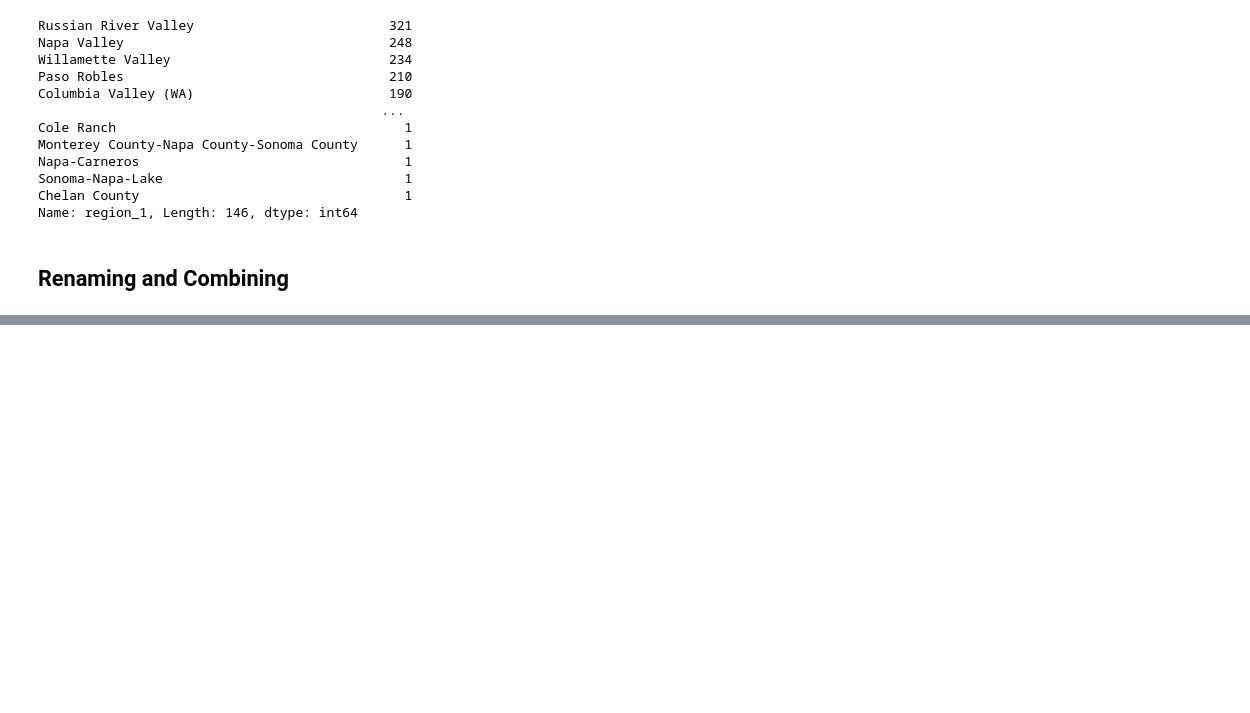
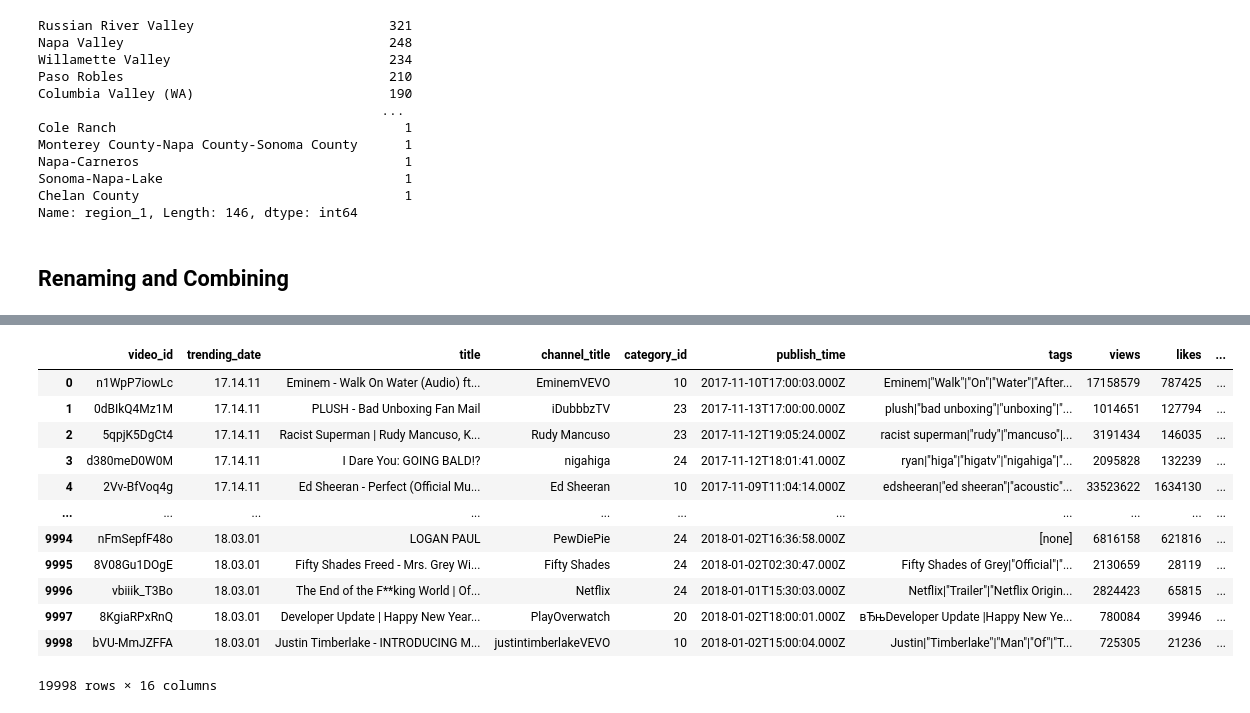
Before and after one commit to mezenka/Pandas_practice, a Jupyter notebook: pandas_kaggle.ipynb, the cells around one changed output, grey strips where cells are left out. Cells and saved outputs as stored; diff of their text form; code cells hidden in the pictures; blank space fills up the shorter version.

```diff
--- a/pandas_kaggle.ipynb
+++ b/pandas_kaggle.ipynb
@@ -1066,0 +1129,20 @@ Name: region_1, Length: 146, dtype: int64
+# %%
+canadian_youtube = pd.read_csv('https://raw.githubusercontent.com/mezenka/Pandas_practice/main/CAvideos10k.csv')
+british_youtube = pd.read_csv('https://raw.githubusercontent.com/mezenka/Pandas_practice/main/GBvideos10k.csv')
+# %%
+cauk_youtube = pd.concat([canadian_youtube, british_youtube])
+cauk_youtube
+# %% [output]
+|  | video_id | trending_date | title | channel_title | category_id | publish_time | tags | views | likes | ... |
+| 0 | n1WpP7iowLc | 17.14.11 | Eminem - Walk On Water (Audio) ft... | EminemVEVO | 10 | 2017-11-10T17:00:03.000Z | Eminem|"Walk"|"On"|"Water"|"After... | 17158579 | 787425 | ... |
+| 1 | 0dBIkQ4Mz1M | 17.14.11 | PLUSH - Bad Unboxing Fan Mail | iDubbbzTV | 23 | 2017-11-13T17:00:00.000Z | plush|"bad unboxing"|"unboxing"|"... | 1014651 | 127794 | ... |
+| 2 | 5qpjK5DgCt4 | 17.14.11 | Racist Superman | Rudy Mancuso, K... | Rudy Mancuso | 23 | 2017-11-12T19:05:24.000Z | racist superman|"rudy"|"mancuso"|... | 3191434 | 146035 | ... |
+| 3 | d380meD0W0M | 17.14.11 | I Dare You: GOING BALD!? | nigahiga | 24 | 2017-11-12T18:01:41.000Z | ryan|"higa"|"higatv"|"nigahiga"|"... | 2095828 | 132239 | ... |
+| 4 | 2Vv-BfVoq4g | 17.14.11 | Ed Sheeran - Perfect (Official Mu... | Ed Sheeran | 10 | 2017-11-09T11:04:14.000Z | edsheeran|"ed sheeran"|"acoustic"... | 33523622 | 1634130 | ... |
+| ... | ... | ... | ... | ... | ... | ... | ... | ... | ... | ... |
+| 9994 | nFmSepfF48o | 18.03.01 | LOGAN PAUL | PewDiePie | 24 | 2018-01-02T16:36:58.000Z | [none] | 6816158 | 621816 | ... |
+| 9995 | 8V08Gu1DOgE | 18.03.01 | Fifty Shades Freed - Mrs. Grey Wi... | Fifty Shades | 24 | 2018-01-02T02:30:47.000Z | Fifty Shades of Grey|"Official"|"... | 2130659 | 28119 | ... |
+| 9996 | vbiiik_T3Bo | 18.03.01 | The End of the F**king World | Of... | Netflix | 24 | 2018-01-01T15:30:03.000Z | Netflix|"Trailer"|"Netflix Origin... | 2824423 | 65815 | ... |
+| 9997 | 8KgiaRPxRnQ | 18.03.01 | Developer Update | Happy New Year... | PlayOverwatch | 20 | 2018-01-02T18:00:01.000Z | вЂњDeveloper Update |Happy New Ye... | 780084 | 39946 | ... |
+| 9998 | bVU-MmJZFFA | 18.03.01 | Justin Timberlake - INTRODUCING M... | justintimberlakeVEVO | 10 | 2018-01-02T15:00:04.000Z | Justin|"Timberlake"|"Man"|"Of"|"T... | 725305 | 21236 | ... |
+19998 rows × 16 columns
```
Also changed, not shown: parts of 5 cells of this notebook.
